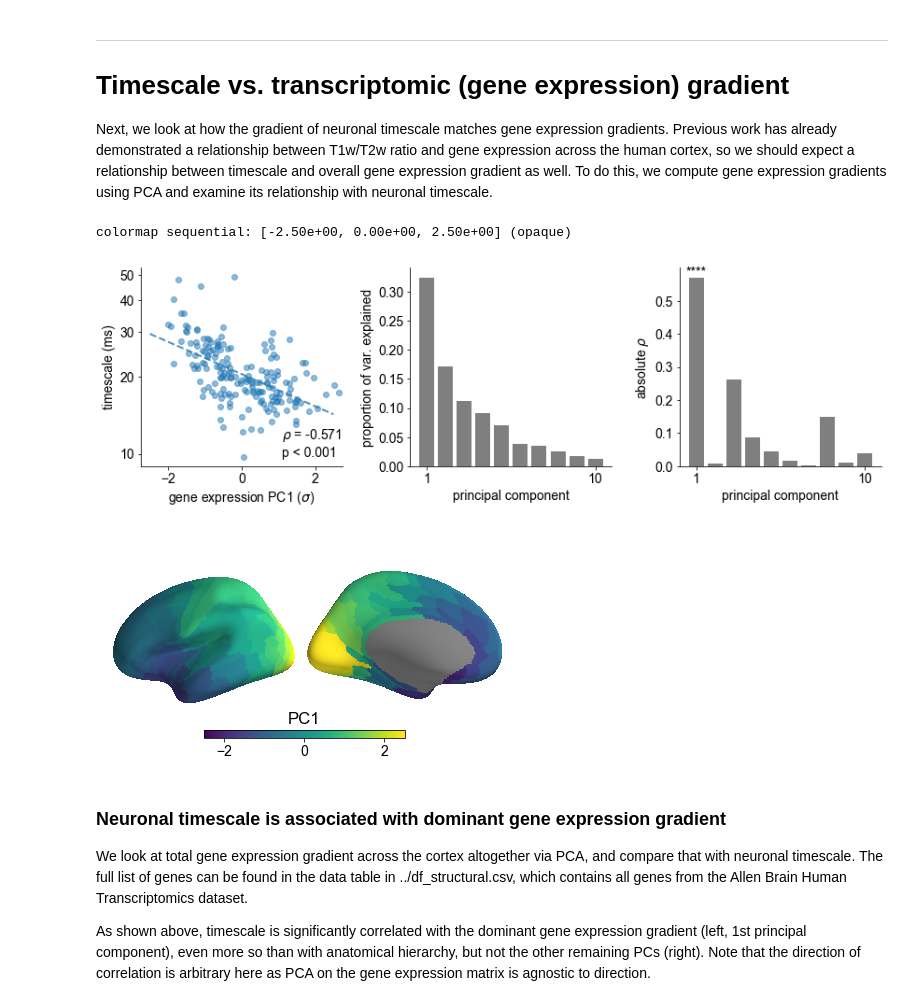
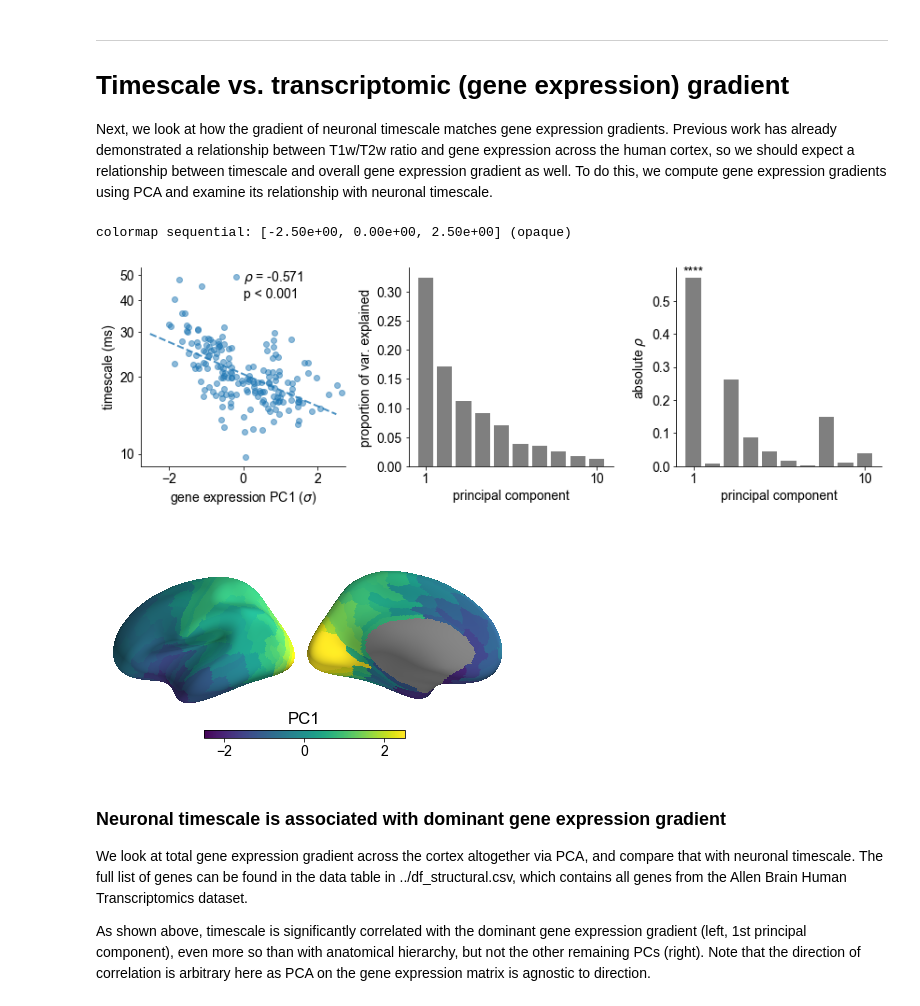
Before and after one commit to rdgao/field-echos, a Jupyter notebook: notebooks/3_viz_human_structural.ipynb, the cells around one changed output. Cells and saved outputs as stored; diff of their text form; code cells hidden in the pictures.

```diff
--- a/notebooks/3_viz_human_structural.ipynb
+++ b/notebooks/3_viz_human_structural.ipynb
@@ -346,35 +371,37 @@ plt.plot(XL,XL*m+b, '--', lw=2, color=C_ORD[0], alpha=0.8)
 plt.xlabel(r'gene expression PC1 ($\sigma$)'); plt.ylabel('timescale (ms)');
 plt.yticks(np.log10(np.arange(10,60,10)), (np.arange(10, 60, 10)).astype(int));
 plt.tick_params('y', which='minor', left=False, labelleft=False)
-plt.annotate(echo_utils.sig_str(rho, pv_perm, form='text'), xy=(0.7,0.05), xycoords='axes fraction');
+#plt.annotate(echo_utils.sig_str(rho, pv_perm, form='text'), xy=(0.7,0.05), xycoords='axes fraction');
+s = echo_utils.sig_str(rho, pv_perm, form='text')
+plt.annotate(s, xy=(0.50, 0.85), xycoords='axes fraction')
 
 plt.subplot(1,3,2)
 plt.bar(range(1,n_pcs+1), gene_pca.explained_variance_ratio_, fc='k', alpha=0.5)
 plt.xticks([1, 10], ['1', '10']);
 plt.xlabel('principal component'); plt.ylabel('proportion of var. explained'); despine();
 
 plt.subplot(1,3,3)
 all_pc_rhos = np.array([echo_utils.compute_perm_corr(x, y, msr_nulls)[:3] for x in gene_grad.T])
 
 plt.bar(range(1,n_pcs+1), np.abs(all_pc_rhos[:,0]), fc='k', alpha=0.5)
 for i in range(1,11):
     plt.annotate('*'*sum(all_pc_rhos[i-1,2]<[0.05, 0.01, 0.005, 0.001]), (i, abs(all_pc_rhos[i-1,0])+0.005), horizontalalignment='center')
 plt.xticks([1, 10], ['1', '10']);
 plt.xlabel('principal component'); plt.ylabel(r'absolute $\rho$'); despine();
 
 plt.tight_layout();
 plt.savefig(fig_path%'tau_genePC1', bbox_inches='tight')
 
 # plot PC1 on brain
 plt.figure(figsize=(6,6))
 echo_utils.plot_MMP(x, save_file=fig_path%'map_gene_PC1', bp=0, minmax=[-2.5,2.5], title='PC1', cmap='viridis')
 # plot all gene PCs on MMP brain
 # for i_pc in range(1,5):
 #     plt.figure(figsize=(6,6))
 #     echo_utils.plot_MMP(zscore(gene_grad[:,i_pc]), save_file=fig_path%('map_gene_PC'+str(i_pc+1)), bp=0, minmax=[-2.5,2.5], title='PC%i'%(i_pc+1), cmap='viridis')
 # %% [output]
 colormap sequential: [-2.50e+00, 0.00e+00, 2.50e+00] (opaque)
-[figure, old version]
+[figure, new version]
 [figure]
 # %% [markdown]
 ### Neuronal timescale is associated with dominant gene expression gradient
```
Also changed, not shown: parts of 11 cells of this notebook, 35 other files.
